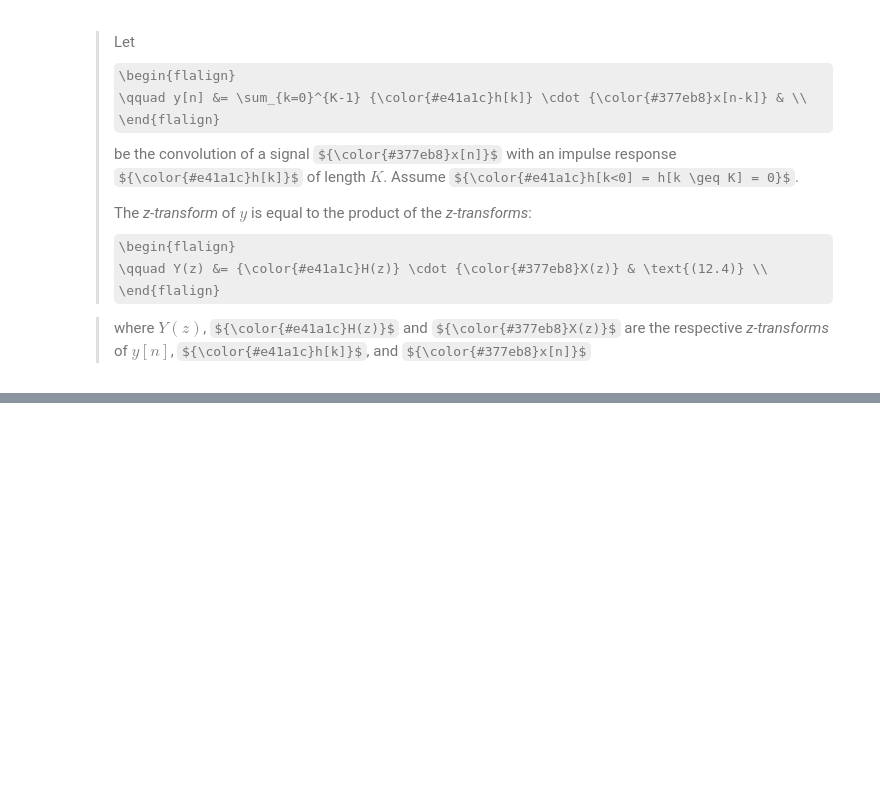
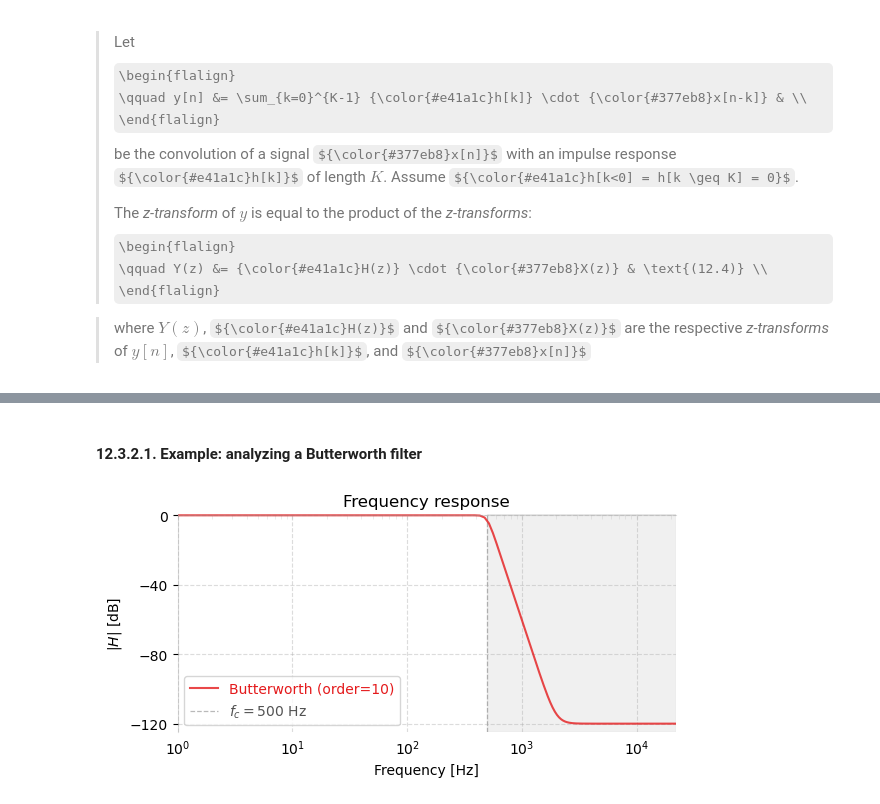
Before and after one commit to buruzaemon/digital-signals-theory, a Jupyter notebook: DST_CH12.ipynb, the cells around one changed output, grey strips where cells are left out. Drawn from its saved outputs; the diff is of its cells as text; code cells hidden in the pictures; some formulas as TeX source; blank space fills up the shorter version.

```diff
--- a/DST_CH12.ipynb
+++ b/DST_CH12.ipynb
@@ -175,0 +226,36 @@ which is as <span style="background-color:#3FF;">_exactly expected from the DFT
+# %% [markdown]
+#### 12.3.2.1. Example: analyzing a Butterworth filter
+# %%
+fs = 44100  # 44.1K sampling rate
+fc = 500    # 500 Hz cutoff frequency
+order = 10  # order-10 filter
+
+b, a = sp.signal.butter(order, fc, fs=fs)
+
+freq, H = sp.signal.freqz(b, a, fs=fs)
+# %%
+fig, ax = plt.subplots(figsize=(6, 3))
+
+ax.grid(linestyle='--', alpha=0.4, color='#A9A9A9')
+# Eliminate upper and right axes
+ax.spines['right'].set_color('none')
+ax.spines['top'].set_color('none')
+ax.spines['left'].set(color='#A9A9A9', alpha=0.4)
+ax.spines['bottom'].set(position='zero', color='#A9A9A9', alpha=0.4)
+
+ax.semilogx(freq, 20 * np.log10(np.abs(H) + 1e-6), label='Butterworth (order=10)', color='#e41a1c', alpha=0.8)
+ax.axvline(fc, zorder=-1, label=r'$f_c = 500$ Hz', linewidth=0.9, color='#525252', linestyle='--', alpha=0.4)
+ax.axvspan(fc, fs/2, color='#737373', alpha=0.1, zorder=-1)
+
+ax.legend(loc='upper right')
+ax.set(xlabel='Frequency [Hz]', ylabel='$|H|$ [dB]', title='Frequency response');
+ax.set(yticks=[0, -40, -80, -120], ylim=[-125., 0.5], xlim=[1., fs/2])#, xticks=[1e-1, fc, fs /2], xlim=[1e-1, fs/2], xticklabels=[0, r'$f_c$', 'Nyquist'])
+ax.tick_params(axis='x', which=u'both', length=3, pad=158, color='#A9A9A940')
+
+ax.label_outer()
+ax.legend(loc='lower left', labelcolor='linecolor')
+
+fig.tight_layout()
+plt.show()
+# %% [output]
+[figure, added]
```
Also changed, not shown: parts of 3 cells of this notebook, 1 other file.
